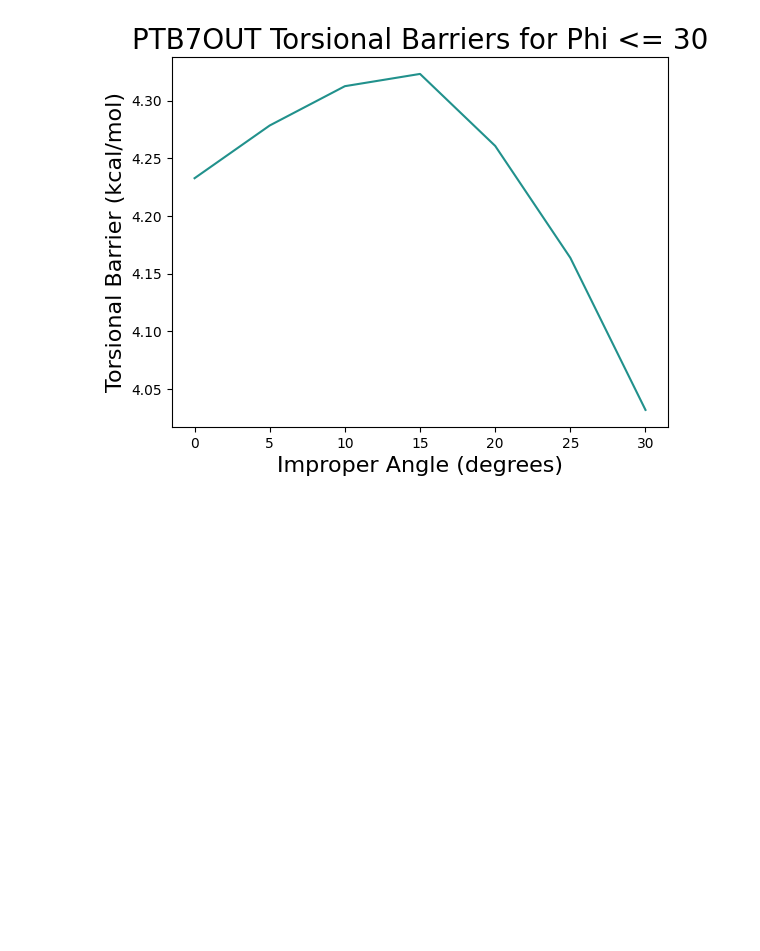
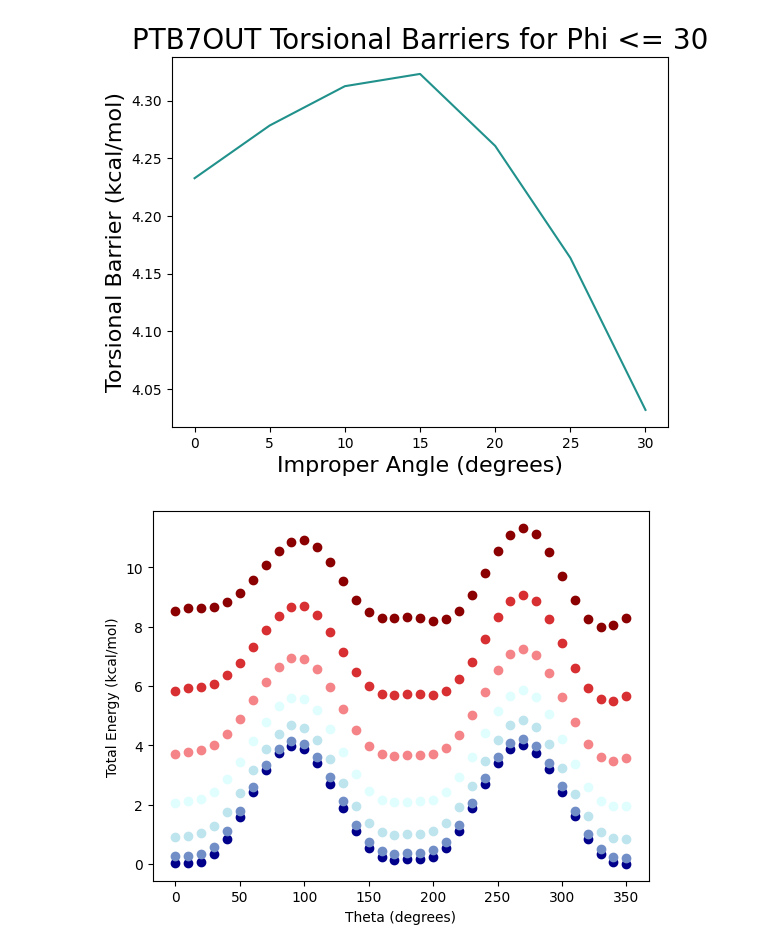
Before and after one commit to LRG-computational/impropers-data-analysis, a Jupyter notebook: ptb7out/shruti-impropers-analysis.ipynb, the cells around one changed output. Cells and saved outputs as stored; diff of their text form; code cells hidden in the pictures; blank space fills up the shorter version.

```diff
--- a/ptb7out/shruti-impropers-analysis.ipynb
+++ b/ptb7out/shruti-impropers-analysis.ipynb
@@ -381,0 +429,4 @@ with open('data.pkl', 'wb') as file:
+# %%
+plot_energy_dict(rimp2_total)
+# %% [output]
+[figure, added]
```
Also changed, not shown: parts of 1 cell of this notebook, 8 other files.
